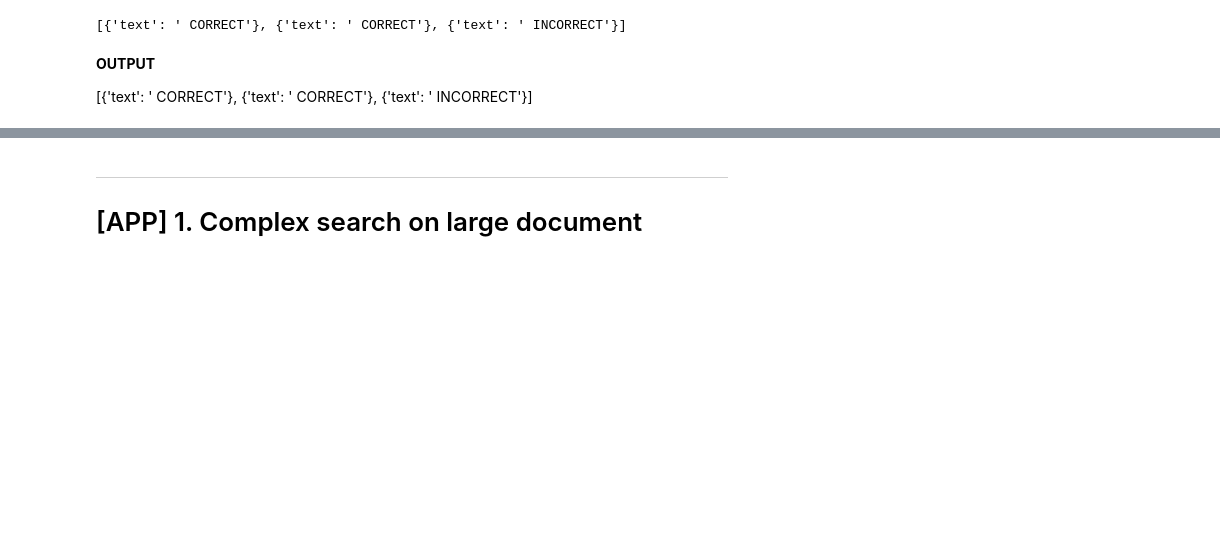
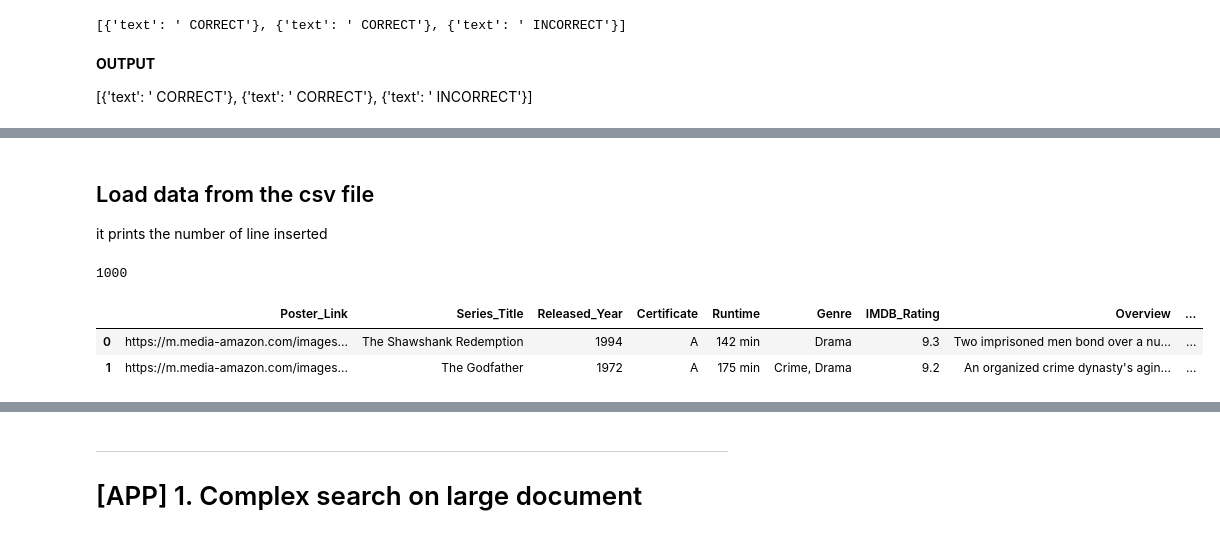
Before and after one commit to cfalguiere/salvia, a Jupyter notebook: examples/labbench/langchain/tests.ipynb, the cells around one changed output, grey strips where cells are left out. Cells and saved outputs as stored; diff of their text form; code cells hidden in the pictures; blank space fills up the shorter version.

Commit message:
added UC tabular data

```diff
--- a/examples/labbench/langchain/tests.ipynb
+++ b/examples/labbench/langchain/tests.ipynb
@@ -2379,0 +2644,5 @@ graded_outputs
+# %%
+db_name = "movies.db"
+database_url = f"sqlite:///{db_name}"
+os.environ["DATABASE_URL"] = database_url
+%sql
@@ -2379,0 +2657,17 @@ graded_outputs
+# %% [markdown]
+## Load data from the csv file
+
+it prints the number of line inserted
+# %%
+import pandas
+from sqlite3 import connect
+
+csv_file_name = "imdb_top_1000.csv"
+table_name = "movies"
+
+#conn = sqlite3.connect(db_url)
+conn = sqlite3.connect(db_name)
+df_input = pandas.read_csv(csv_file_name)
+df_input.to_sql(table_name, con=conn, if_exists='append', index=False)
+# %% [output]
+1000
@@ -2379,0 +2676,7 @@ graded_outputs
+# %%
+df = pandas.read_sql('select * from movies', conn)
+display(df.head(2))
+# %% [output]
+|  | Poster_Link | Series_Title | Released_Year | Certificate | Runtime | Genre | IMDB_Rating | Overview | ... |
+| 0 | https://m.media-amazon.com/images... | The Shawshank Redemption | 1994 | A | 142 min | Drama | 9.3 | Two imprisoned men bond over a nu... | ... |
+| 1 | https://m.media-amazon.com/images... | The Godfather | 1972 | A | 175 min | Crime, Drama | 9.2 | An organized crime dynasty's agin... | ... |
```
Also changed, not shown: parts of 54 cells of this notebook.
